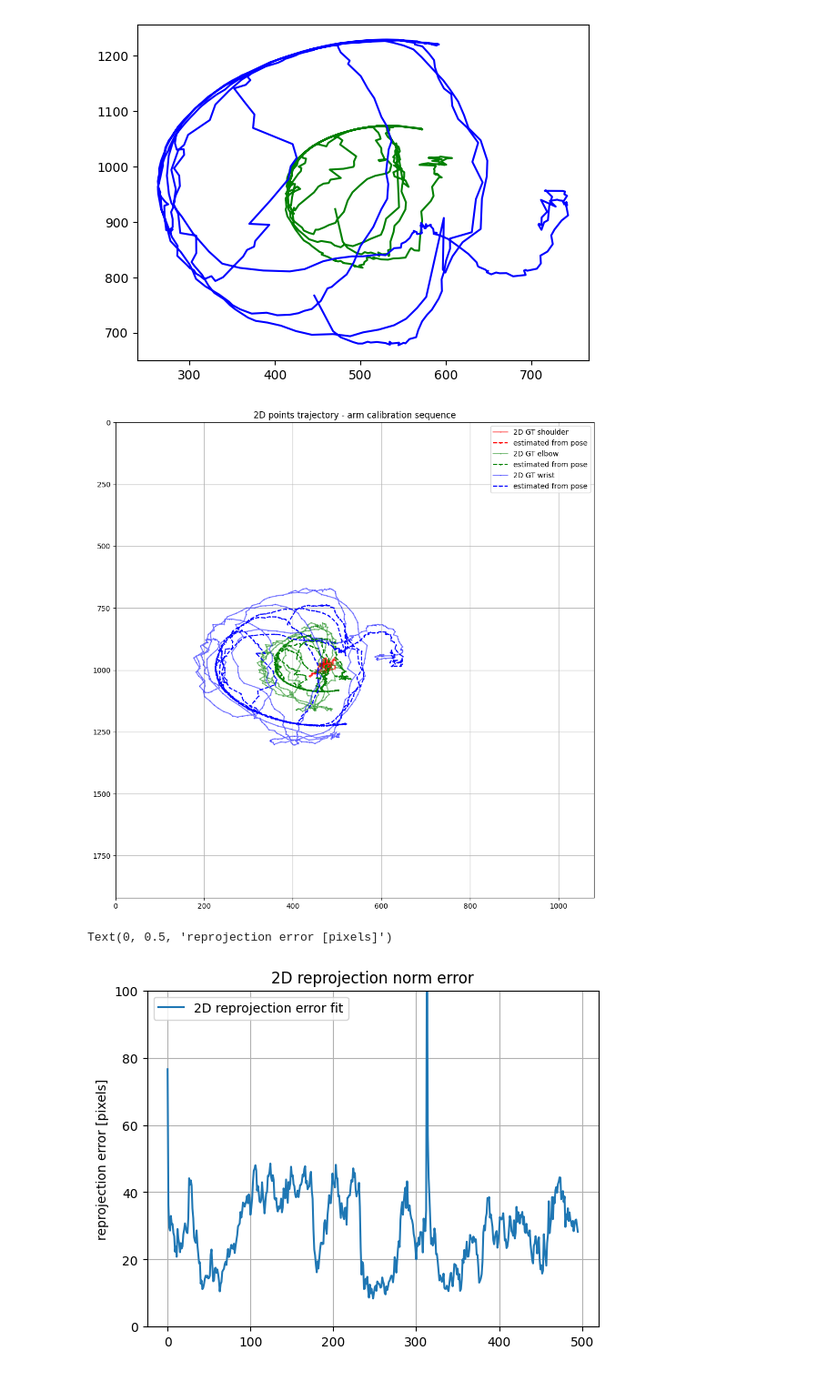
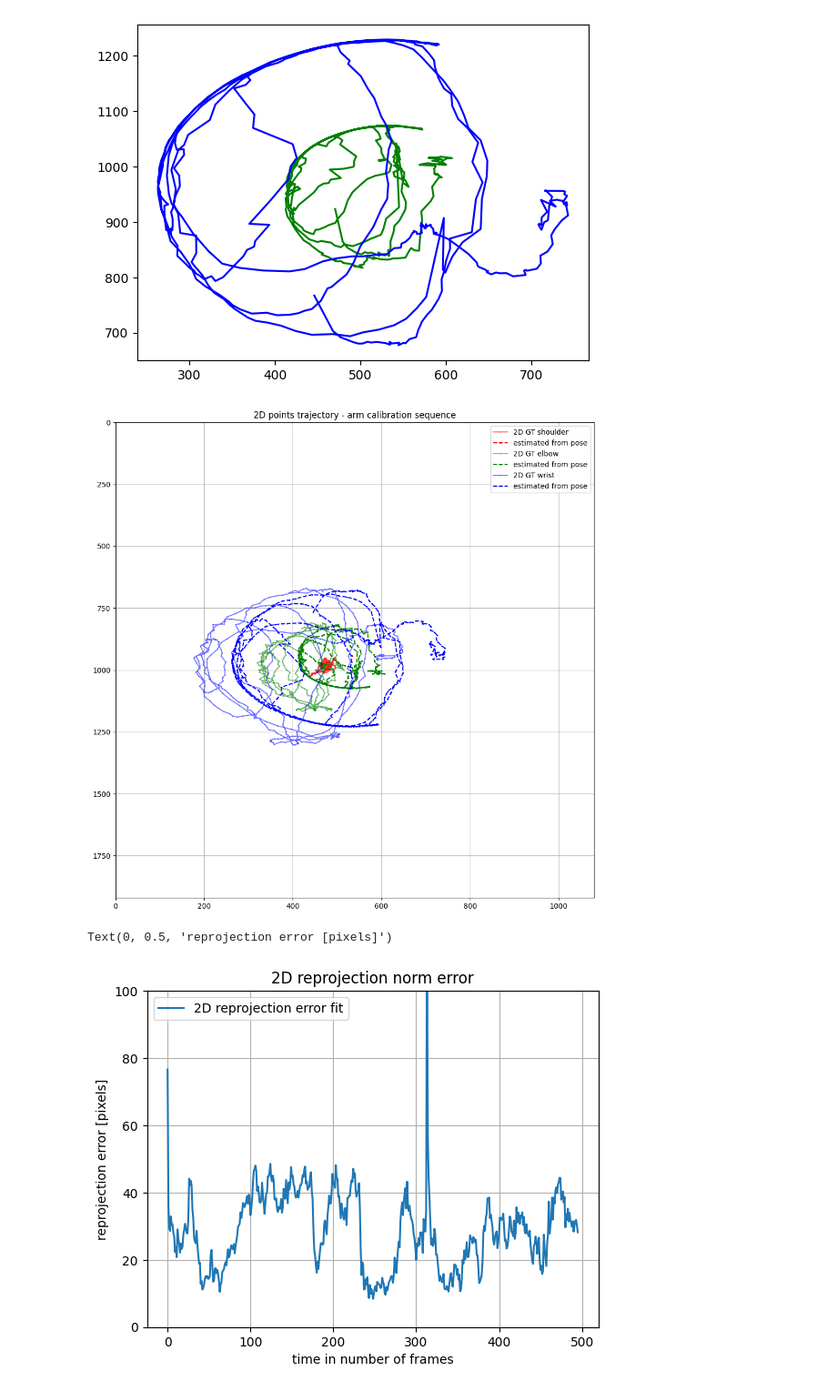
Before and after one commit to balthazarneveu/monocular_pose_and_forces_estimation, a Jupyter notebook: studies/camera_projection/projective_cost.ipynb, the cells around one changed output. Shown: that part at 91% size. Saved outputs shown, nothing was run; the diff lists cells and outputs as text; code cells hidden in the pictures.

Commit message:
per frame extrinsics

```diff
--- a/studies/camera_projection/projective_cost.ipynb
+++ b/studies/camera_projection/projective_cost.ipynb
@@ -103,11 +104,8 @@ plt.show()
 # %% [output]
 [figure]
 # %%
-extrinsic_matrix = np.zeros((3, 4))
-extrinsic_matrix[:3, :3] = np.eye(3)
-print(extrinsic_matrix)
+extrinsic_matrix_coarse_init = np.zeros((3, 4))
+extrinsic_matrix_coarse_init[:3, :3] = np.eye(3)
 cam_init = [0., -3., 1.]
 cam_pos = get_4D_homogeneous_vector(cam_init)
-extrinsic_matrix[:3, -1] = -cam_pos[:3, 0]
-# pos = np.array([0., 0., 0.])
-# project_3D_point(pos, intrinsic_matrix, extrinsic_matrix)
+extrinsic_matrix_coarse_init[:3, -1] = -cam_pos[:3, 0]
@@ -118,8 +112,9 @@ extrinsic_matrix[:3, -1] = -cam_pos[:3, 0]
 # %%
-def get_estimations(q, arm_robot, intrinsic_matrix, extrinsic_matrix):
+def get_estimations(q, arm_robot, intrinsic_matrix, extrinsic_matrix_list: List[np.ndarray]):
     p2d_estim_list = {SHOULDER: [], ELBOW: [], WRIST: []}
     p3d_estim_list = {SHOULDER: [], ELBOW: [], WRIST: []}
     for time_idx in range(len(gt_p_full)):
+        extrinsic_matrix = extrinsic_matrix_list[time_idx]
         for frame_idx, frame in enumerate([SHOULDER, ELBOW, WRIST]):
             # q = np.array(data3d["q"])
             current_q = q[time_idx]
@@ -134,7 +129,7 @@ def get_estimations(q, arm_robot, intrinsic_matrix, extrinsic_matrix):
         p3d_estim_list[frame] = np.array(p3d_estim_list[frame])
     return p2d_estim_list, p3d_estim_list
 # %%
-p2d_estim_list, p3d_estim_list = get_estimations(q, arm_robot, intrinsic_matrix, extrinsic_matrix)
+p2d_estim_list, p3d_estim_list = get_estimations(q, arm_robot, intrinsic_matrix, [extrinsic_matrix_coarse_init]*len(q))
 plt.figure(figsize=(6, 6))
 for joint_idx, joint_name in enumerate([SHOULDER, ELBOW, WRIST]):
     if joint_idx == 0:
@@ -180,6 +175,6 @@ def plot_results(gt_p2d_full, p2d_estim_list, h=1920, w=1080, t_start=None, t_en
     plt.show()
 plot_results(gt_p2d_full, p2d_estim_list)
 # %% [output]
-[figure, old version]
+[figure, new version]
 # %%
 from scipy.optimize import least_squares
@@ -263,11 +254,12 @@ metrics["init_error"] = np.array(metrics["init_error"])
 # %%
 plt.plot(metrics["reprojection_error"], label="2D reprojection error fit")
 # plt.plot(metrics["init_error"], label="2D reprojection error initialization")
 plt.ylim(0, 100)
 plt.grid()
 plt.legend()
+plt.xlabel("time in number of frames")
 plt.title("2D reprojection norm error")
 plt.ylabel("reprojection error [pixels]")
 # %% [output]
 Text(0, 0.5, 'reprojection error [pixels]')
-[figure, old version]
+[figure, new version]
```
Also changed, not shown: parts of 9 cells of this notebook.
